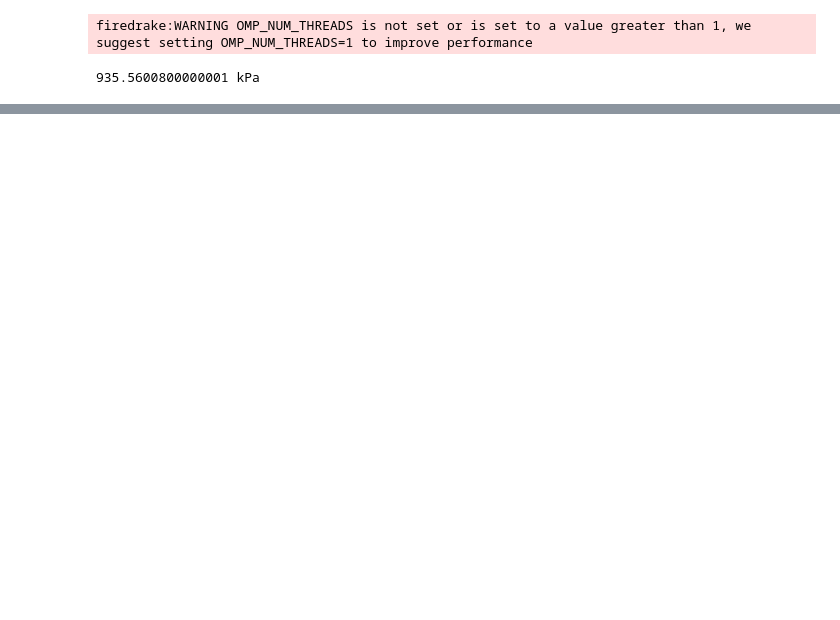
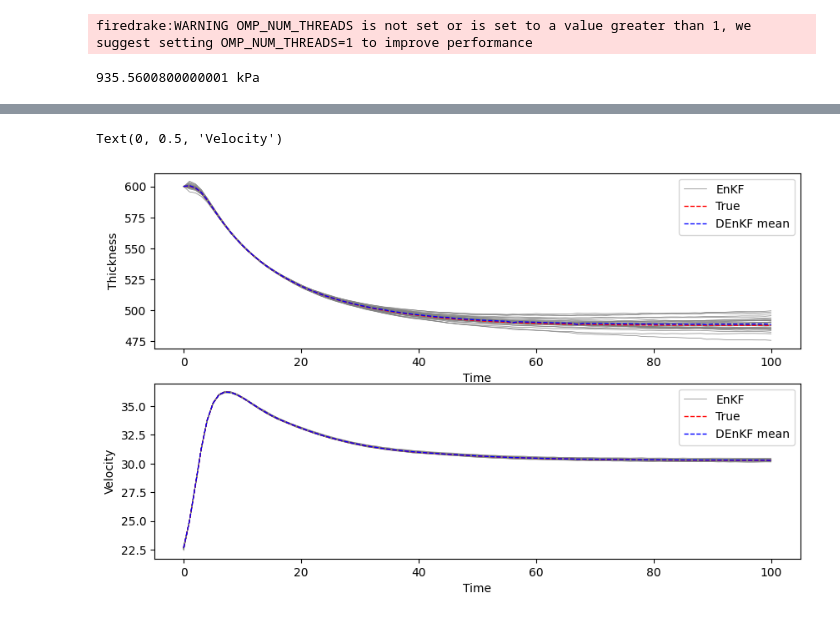
Before and after one commit to KYANJO/Data_assimilation_project, a Jupyter notebook: bin/synthetic_ice_stream_da.ipynb, the cells around one changed output, grey strips where cells are left out. Drawn from its saved outputs; the diff is of its cells as text; code cells hidden in the pictures; blank space fills up the shorter version.

```diff
--- a/bin/synthetic_ice_stream_da.ipynb
+++ b/bin/synthetic_ice_stream_da.ipynb
@@ -196,0 +334,49 @@ statevec_ens_full, statevec_ens_mean, statevec_bg = run_model_with_filter(model_
+# %%
+fig, ax = plt.subplots(2,1, figsize=(10, 6))
+
+h_obs = utils_funs.Obs_fun(hu_obs[:hdim,:])
+
+# plot the h middle profile
+h_indx = hens.shape[1]//2
+h_true = htrue[h_indx,:]
+h_ens_mean = hens[h_indx,:]
+h_ens_mem  = statevec_ens_full[h_indx,:,:].T
+# h_ob = h_ob[-1,:]
+for ens in range(N):
+    ax[0].plot(t,h_ens_mem[:,ens], lw=0.5, color='gray',label=f"{filter_type}" if ens == 0 else "")
+
+# ax[0].plot(ts,h_ens_mem[:,:], lw=0.5, color='k',label="DEnKF ens")
+ax[0].plot(t,h_true,'--r',label='True',linewidth=1)
+ax[0].plot(t,h_ens_mean,'--b',label='DEnKF mean',linewidth=1)
+# ax[0].plot(t[ind_m],hu_ob[1,:],'kx',label='Observations')
+ax[0].legend()
+ax[0].set_xlabel('Time')
+ax[0].set_ylabel('Thickness')
+
+# plot the u middle profile
+u_ob = utils_funs.Obs_fun(hu_obs[hdim:2*hdim,:])
+v_ob = utils_funs.Obs_fun(hu_obs[2*hdim:,:])
+uobs = np.sqrt(u_ob**2 + v_ob**2)
+u_indx = hdim + h_indx
+v_indx = 2*hdim + h_indx
+u_true = statevec_true[u_indx,:]
+v_true = statevec_true[v_indx,:]
+utrue = np.sqrt(u_true**2 + v_true**2)
+u_ens_mean = statevec_ens_mean[u_indx,:]
+v_ens_mean = statevec_ens_mean[v_indx,:]
+uens_mean = np.sqrt(u_ens_mean**2 + v_ens_mean**2)
+u_ens_mem  = statevec_ens_full[u_indx,:,:].T
+v_ens_mem  = statevec_ens_full[v_indx,:,:].T
+uens_mem = np.sqrt(u_ens_mem**2 + v_ens_mem**2)
+for ens in range(N):
+    ax[1].plot(t,uens_mem[:,ens], lw=0.5, color='gray',label=f"{filter_type}" if ens == 0 else "")
+
+ax[1].plot(t,utrue,'--r',label='True',linewidth=1)
+ax[1].plot(t,uens_mean,'--b',label='DEnKF mean',linewidth=1)
+# ax[1].plot(t[ind_m],uobs[1,:],'kx',label='Observations')
+ax[1].legend()
+ax[1].set_xlabel('Time')
+ax[1].set_ylabel('Velocity')
+# %% [output]
+Text(0, 0.5, 'Velocity')
+[figure, added]
```
Also changed, not shown: parts of 4 cells of this notebook.
